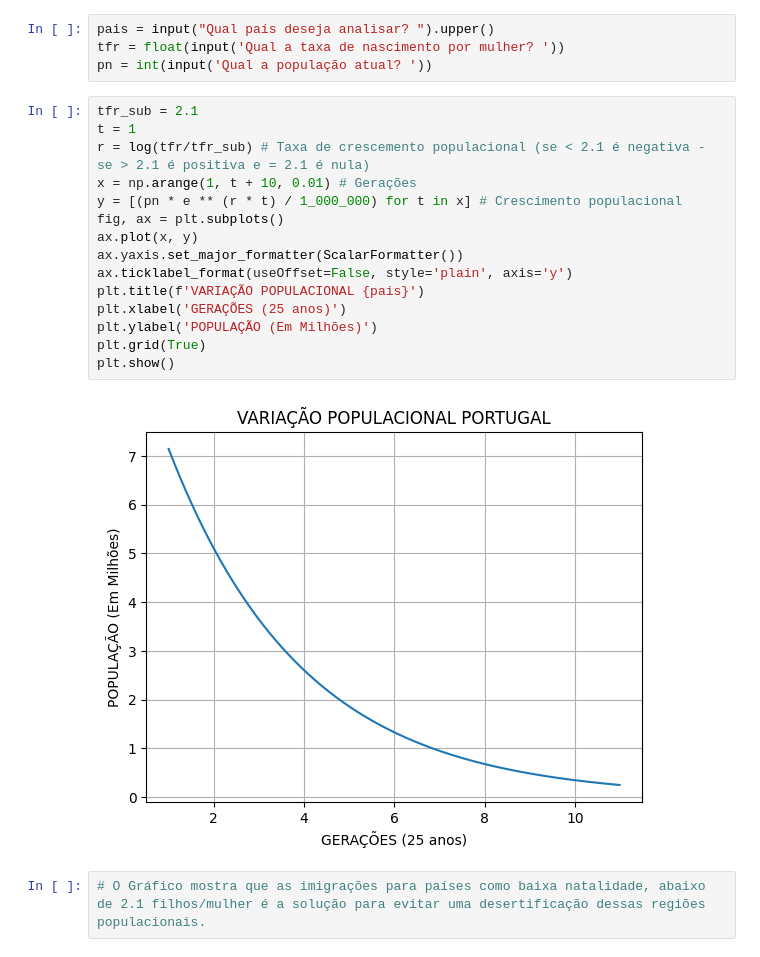
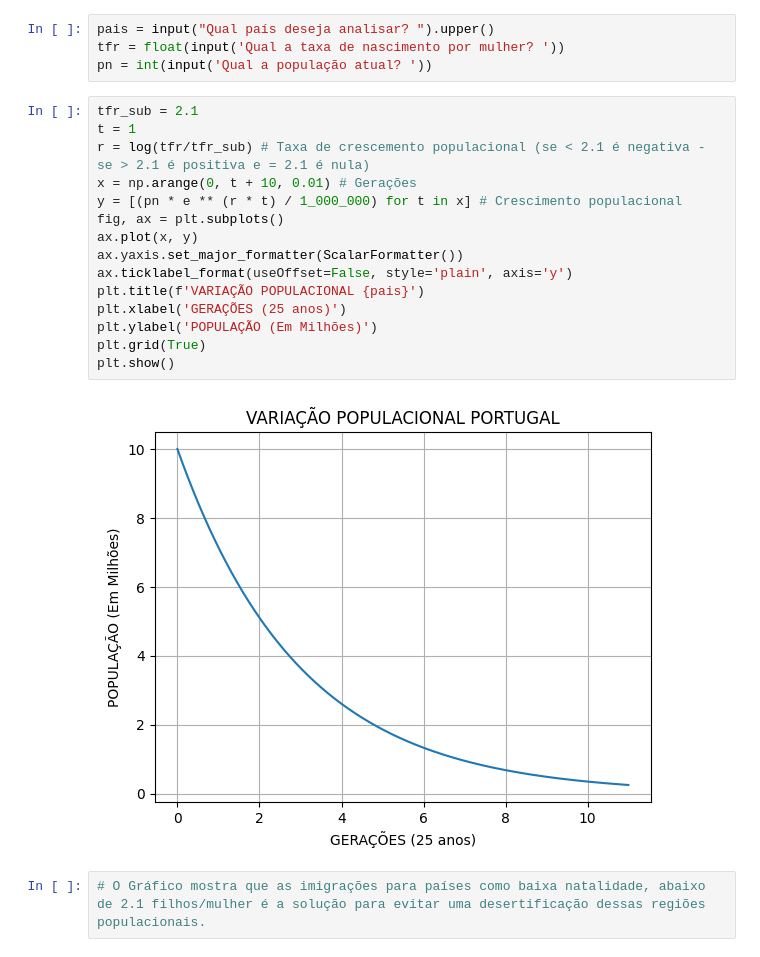
Before and after one commit to Curio5813/DataScience, a Jupyter notebook: pessoal/crescimento_populacional.ipynb, the cells around one changed output. Saved outputs shown, nothing was run; the diff lists cells and outputs as text.

Commit message:
Corrigindo iterações das gerações.

```diff
--- a/pessoal/crescimento_populacional.ipynb
+++ b/pessoal/crescimento_populacional.ipynb
@@ -10,19 +10,19 @@ pn = int(input('Qual a população atual? '))
 # %%
 tfr_sub = 2.1
 t = 1
 r = log(tfr/tfr_sub) # Taxa de crescemento populacional (se < 2.1 é negativa - se > 2.1 é positiva e = 2.1 é nula)
-x = np.arange(1, t + 10, 0.01) # Gerações
+x = np.arange(0, t + 10, 0.01) # Gerações
 y = [(pn * e ** (r * t) / 1_000_000) for t in x] # Crescimento populacional
 fig, ax = plt.subplots()
 ax.plot(x, y)
 ax.yaxis.set_major_formatter(ScalarFormatter())
 ax.ticklabel_format(useOffset=False, style='plain', axis='y')
 plt.title(f'VARIAÇÃO POPULACIONAL {pais}')
 plt.xlabel('GERAÇÕES (25 anos)')
 plt.ylabel('POPULAÇÃO (Em Milhões)')
 plt.grid(True)
 plt.show()
 # %% [output]
-[figure, old version]
+[figure, new version]
 # %%
 # O Gráfico mostra que as imigrações para países como baixa natalidade, abaixo de 2.1 filhos/mulher é a solução para evitar uma desertificação dessas regiões populacionais.
```
